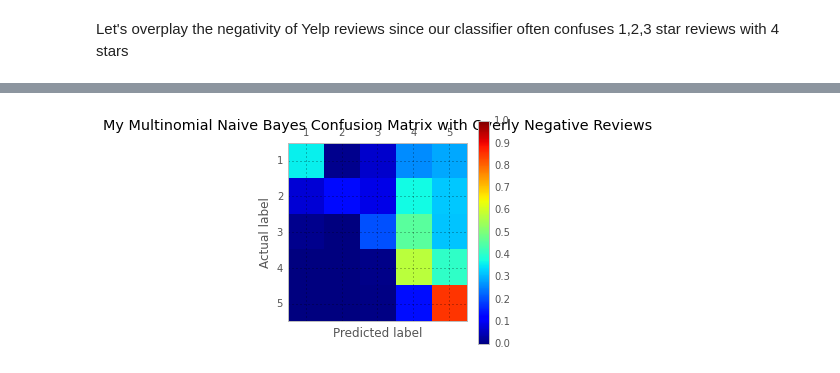
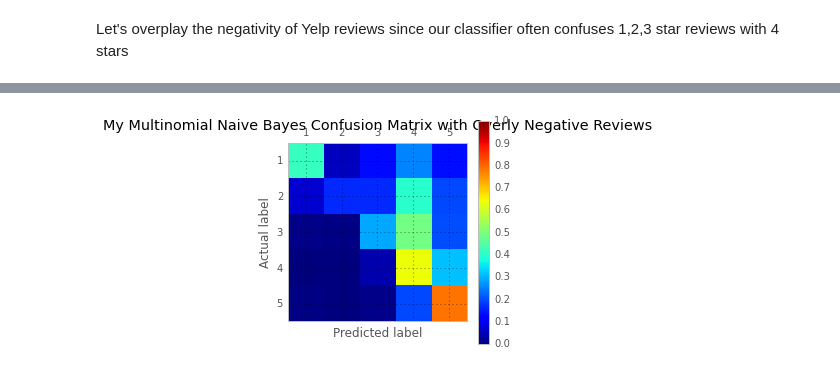
Before and after one commit to kevin11h/YelpDatasetChallengeDataScienceAndMachineLearningUCSD, a Jupyter notebook: Yelp Predictive Analytics.ipynb, the cells around one changed output, grey strips where cells are left out. Cells and saved outputs as stored; diff of their text form; code cells hidden in the pictures.

```diff
--- a/Yelp Predictive Analytics.ipynb
+++ b/Yelp Predictive Analytics.ipynb
@@ -1019,7 +1000,7 @@ def multiply_negative_words(by=1):
         return document + ' ' + ' '.join(negative_words * (by-1))
     return apply_func
 # %%
-negativity_factor = 8
+negativity_factor = 10
 m  = multiply_negative_words(negativity_factor)
 df_with_refeature_engineered_and_preprocessed_review_text = TURBO_DF[initial_features]
 df_with_refeature_engineered_and_preprocessed_review_text['overly_negative_review_text'] = TURBO_DF.review_text.apply(m)
@@ -1067,6 +1039,6 @@ Wall time: 8.91 s
 # %%
-my_multinomial_confusion_matrix = confusion_matrix(test_y, pre)
-plot_confusion_matrix(my_multinomial_confusion_matrix,
+overly_negative_multinomial_confusion_matrix = confusion_matrix(test_y, overly_negative_multinomial_nb_prediction)
+plot_confusion_matrix(overly_negative_multinomial_confusion_matrix,
                       'My Multinomial Naive Bayes Confusion Matrix with Overly Negative Reviews', savefilename='MyMultinomialOverlyNegativeCM.png')
 # %% [output]
-[figure, old version]
+[figure, new version]
```
Also changed, not shown: parts of 21 cells of this notebook.
